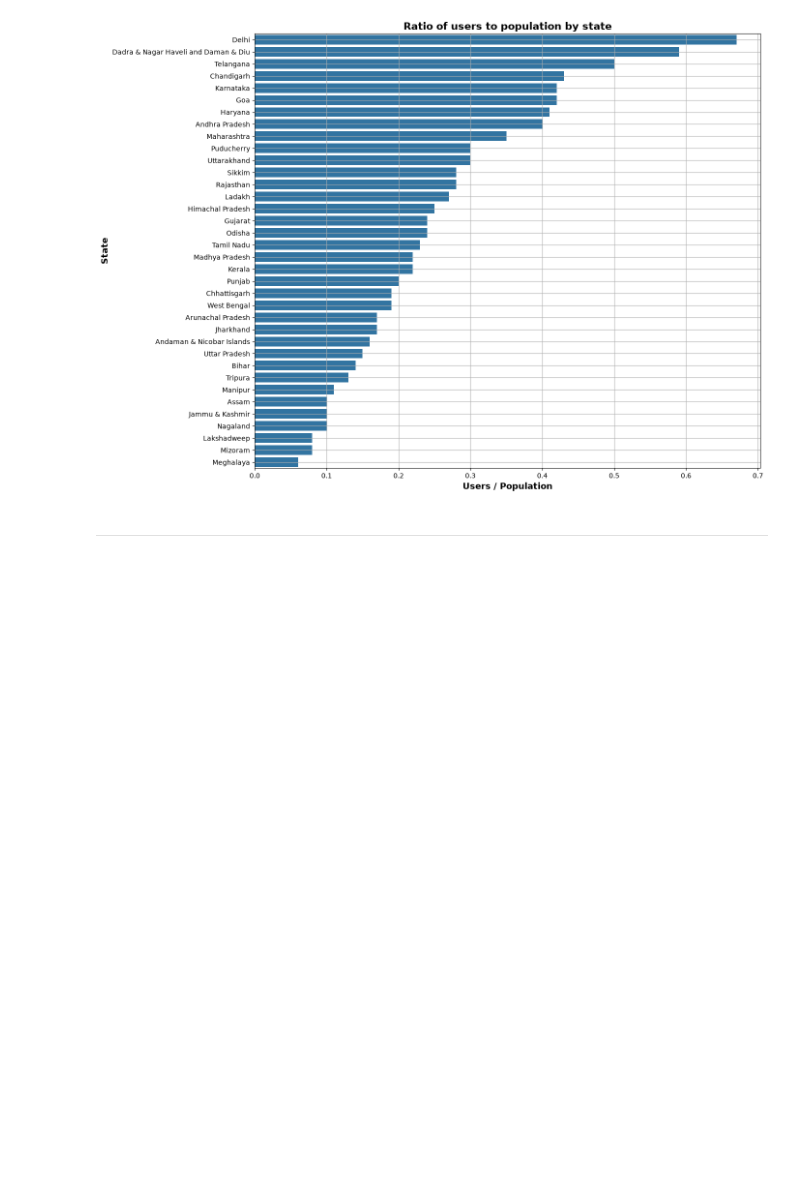
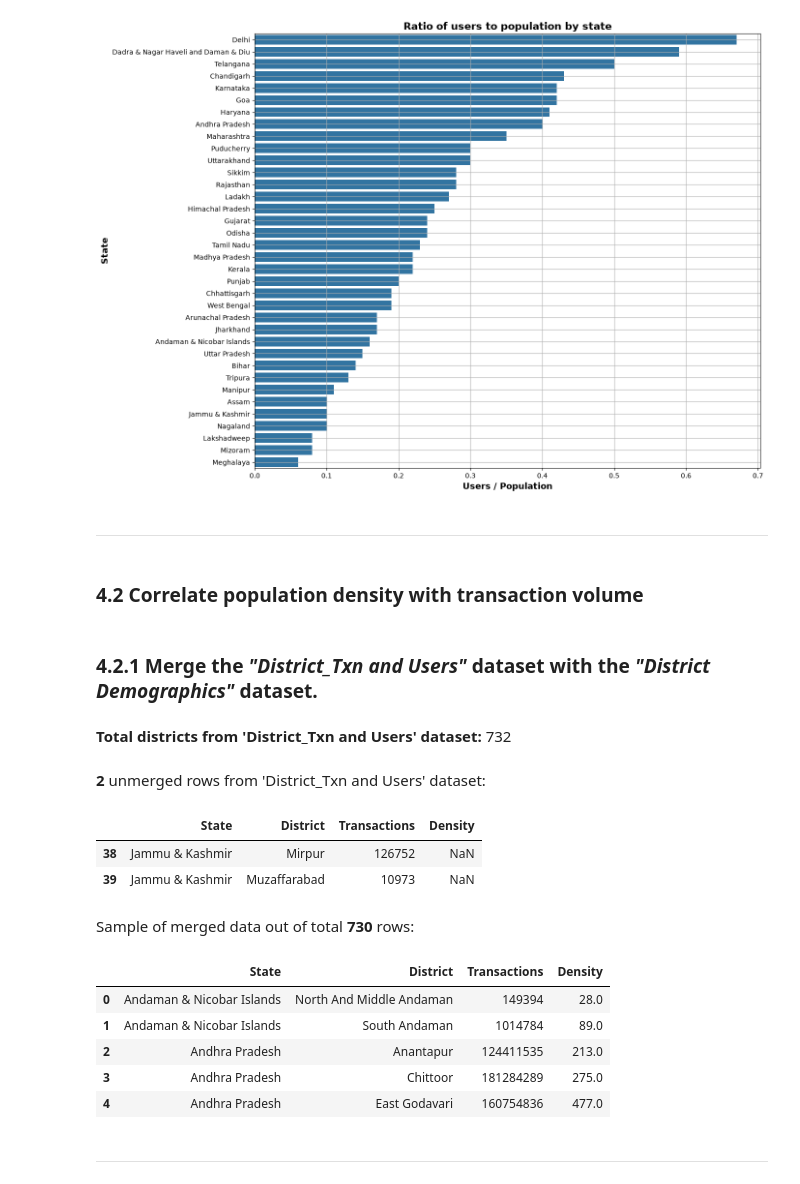
Before and after one commit to chetanchandel31/da_phone_pe, a Jupyter notebook: notebooks/01_phone_pe_analysis.ipynb, the cells around one changed output. Cells and saved outputs as stored; diff of their text form; code cells hidden in the pictures; blank space fills up the shorter version.

Commit message:
merge for district transactions and density

```diff
--- a/notebooks/01_phone_pe_analysis.ipynb
+++ b/notebooks/01_phone_pe_analysis.ipynb
@@ -1289,3 +1293,80 @@ plt.show()
 [figure]
 # %% [markdown]
 ---
+# %% [markdown]
+### **4.2 Correlate population density with transaction volume**
+# %% [markdown]
+### 4.2.1 Merge the _"District_Txn and Users"_ dataset with the _"District Demographics"_ dataset.
+# %%
+# normalize strings so we don't face Nicobar != nicobar
+df_district_transaction_volume = (
+    dfs["district_txn_users"].groupby(["State", "District"]).agg({"Transactions": "sum"})
+).reset_index()
+df_district_transaction_volume[["State", "District"]] = df_district_transaction_volume[
+    ["State", "District"]
+].apply(lambda col: col.str.title())
+
+df_district_population_density = dfs["district_demographics"][
+    ["State", "District", "Density", "Alternate Name"]
+].copy()
+df_district_population_density[["State", "District", "Alternate Name"]] = (
+    df_district_population_density[["State", "District", "Alternate Name"]].apply(
+        lambda col: col.str.title()
+    )
+)
+# left-merge using 'State' and 'District' from district demographics
+merge1 = df_district_transaction_volume.merge(
+    df_district_population_density,
+    on=["State", "District"],
+    how="left",
+    indicator=True,
+)
+
+# separate out merged and unmerged rows
+unmatched_rows = merge1[merge1["_merge"] == "left_only"][["State", "District", "Transactions"]]
+merge1 = merge1[merge1["_merge"] != "left_only"].drop(columns=["Alternate Name", "_merge"])
+
+# retry unmatched rows using 'Alternate Name' as District from district demographics
+merge2 = unmatched_rows.merge(
+    df_district_population_density.drop(columns="District").rename(
+        columns={"Alternate Name": "District"}
+    ),
+    on=["State", "District"],
+    how="left",
+    indicator=True,
+)
+
+# separate out merged and unmerged rows
+unmerged = merge2[merge2["_merge"] == "left_only"].drop(columns="_merge")
+merge2 = merge2[merge2["_merge"] != "left_only"].drop(columns="_merge")
+
+display(
+    Markdown(
+        f"**Total districts from 'District_Txn and Users' dataset:** {len(df_district_transaction_volume)}"
+    )
+)
+
+print()
+
+display(Markdown(f"**{len(unmerged)}** unmerged rows from 'District_Txn and Users' dataset:"))
+display(unmerged)
+
+final_merge = pd.concat([merge1, merge2], axis=0, ignore_index=True)
+
+display(Markdown(f"Sample of merged data out of total **{len(final_merge)}** rows:"))
+display(final_merge.head())
+# %% [output]
+**Total districts from 'District_Txn and Users' dataset:** 732
+**2** unmerged rows from 'District_Txn and Users' dataset:
+|  | State | District | Transactions | Density |
+| 38 | Jammu & Kashmir | Mirpur | 126752 | NaN |
+| 39 | Jammu & Kashmir | Muzaffarabad | 10973 | NaN |
+Sample of merged data out of total **730** rows:
+|  | State | District | Transactions | Density |
+| 0 | Andaman & Nicobar Islands | North And Middle Andaman | 149394 | 28.0 |
+| 1 | Andaman & Nicobar Islands | South Andaman | 1014784 | 89.0 |
+| 2 | Andhra Pradesh | Anantapur | 124411535 | 213.0 |
+| 3 | Andhra Pradesh | Chittoor | 181284289 | 275.0 |
+| 4 | Andhra Pradesh | East Godavari | 160754836 | 477.0 |
+# %% [markdown]
+---
```
Also changed, not shown: parts of 9 cells of this notebook.
